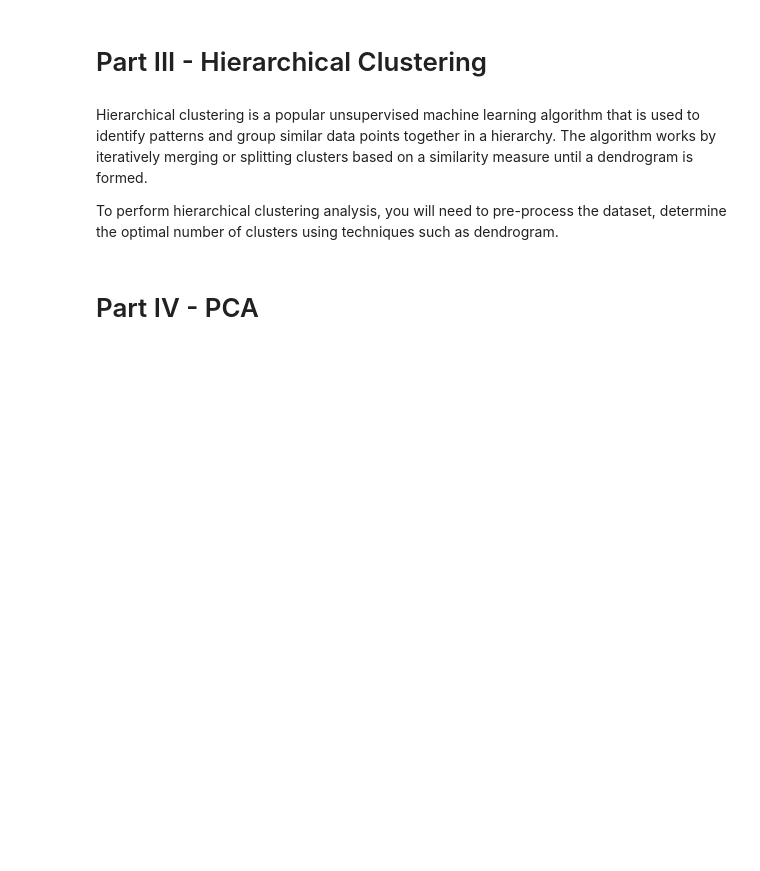
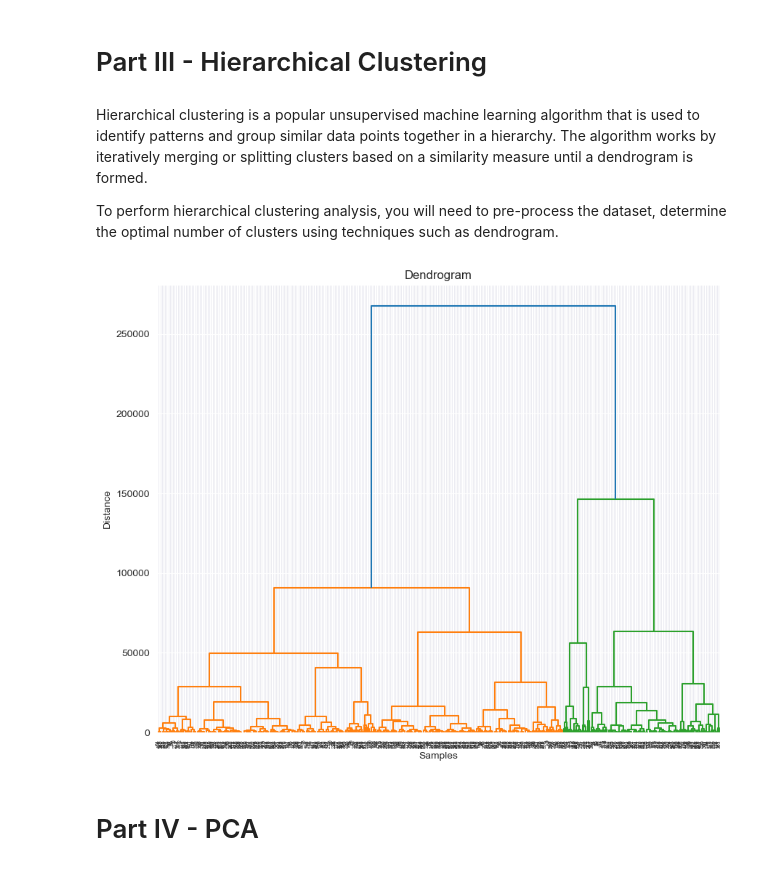
Before and after one commit to imarri01/ML-Unsupervised-Learning, a Jupyter notebook: Unsupervised Learning - Project.ipynb, the cells around one changed output. Cells and saved outputs as stored; diff of their text form; code cells hidden in the pictures; blank space fills up the shorter version.

Commit message:
added code for hierarhical clustering and PCA

```diff
--- a/Unsupervised Learning - Project.ipynb
+++ b/Unsupervised Learning - Project.ipynb
@@ -215,7 +215,21 @@ Hierarchical clustering is a popular unsupervised machine learning algorithm tha
 
 To perform hierarchical clustering analysis, you will need to pre-process the dataset, determine the optimal number of clusters using techniques such as dendrogram.
 # %%
-#adding a comment here
+# apply hierarchiecal clustering to the df dataframe
+from scipy.cluster.hierarchy import dendrogram, linkage
+
+# calculate the linkage matrix
+Z = linkage(df[['Fresh', 'Milk']], method='ward')
+
+# plot the dendrogram
+plt.figure(figsize=(10, 8))
+dendrogram(Z)
+plt.title('Dendrogram')
+plt.xlabel('Samples')
+plt.ylabel('Distance')
+plt.show()
+# %% [output]
+[figure, added]
 # %% [markdown]
 # Part IV - PCA
 # %% [markdown]
```
Also changed, not shown: parts of 1 cell of this notebook, 2 other files.
